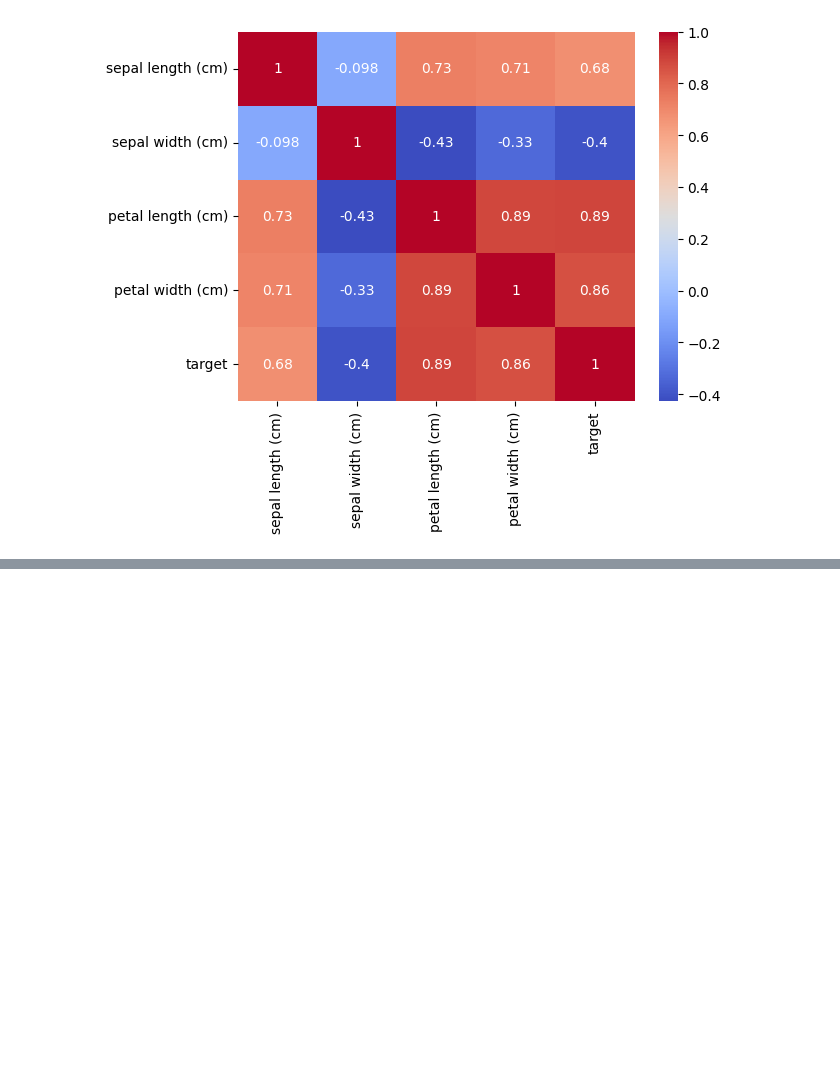
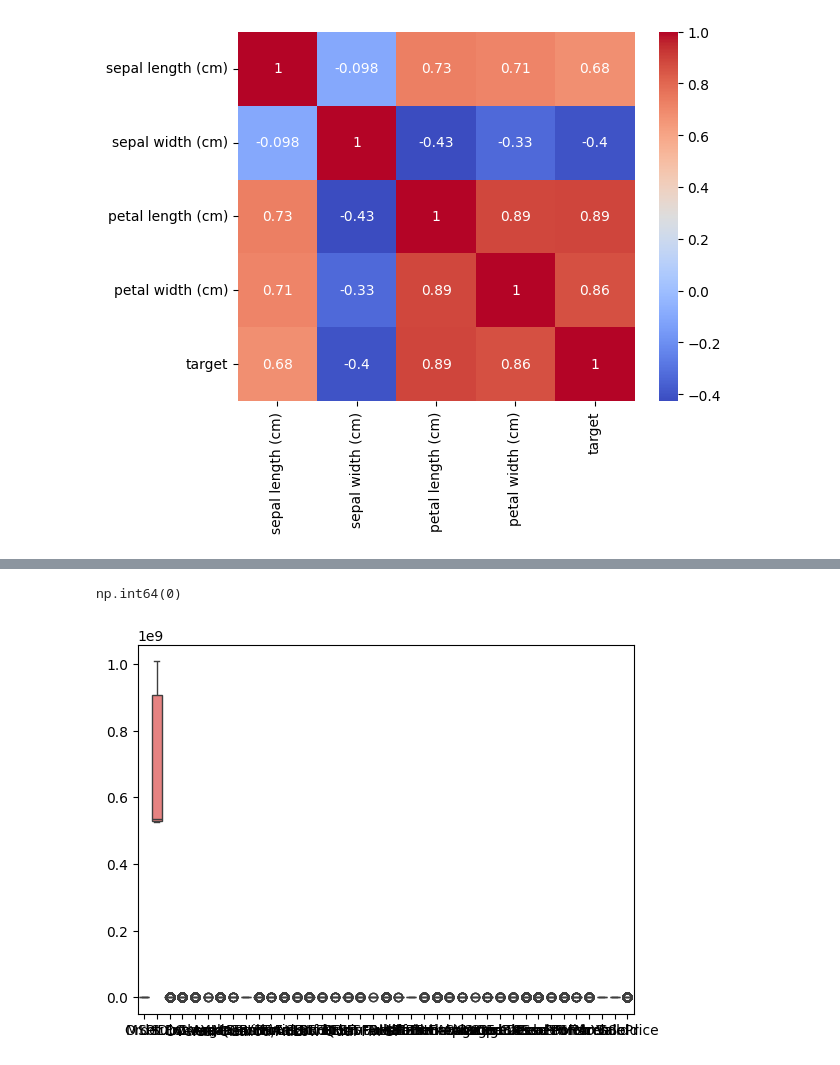
Before and after one commit to architsrivastava945/ML-training, a Jupyter notebook: training_day5.ipynb, the cells around one changed output, grey strips where cells are left out. Cells and saved outputs as stored; diff of their text form; code cells hidden in the pictures; blank space fills up the shorter version.

```diff
--- a/training_day5.ipynb
+++ b/training_day5.ipynb
@@ -202,0 +205,2 @@ plt.show()
+# %%
+df4 = pd.read_csv("AmesHousing.csv")
@@ -202,0 +293,9 @@ plt.show()
+# %%
+df4.duplicated().sum()
+# %% [output]
+np.int64(0)
+# %%
+sns.boxplot(data = df4)
+plt.show()
+# %% [output]
+[figure, added]
```
Also changed, not shown: parts of 10 cells of this notebook, 2 other files.
